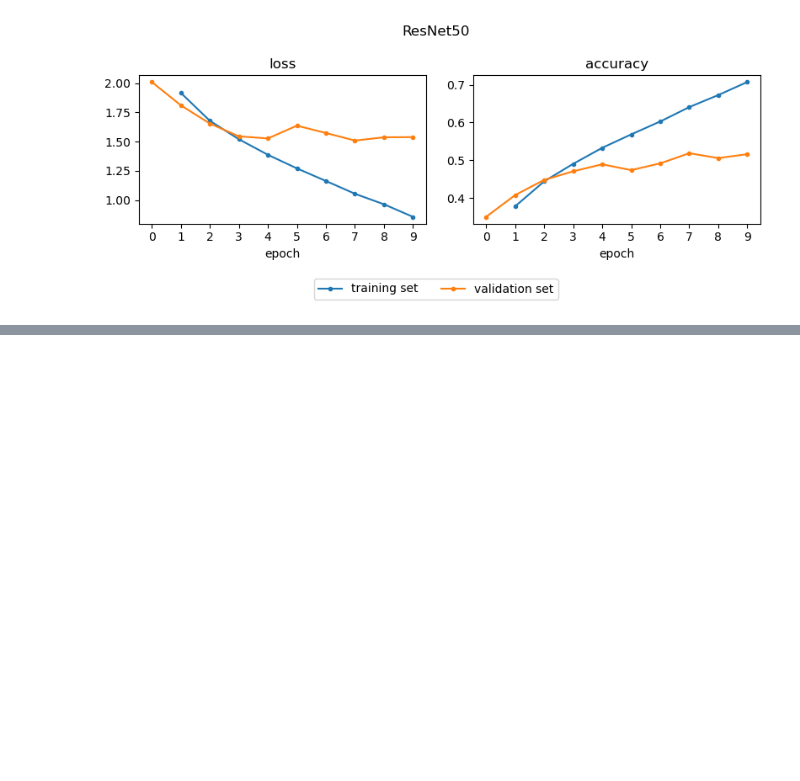
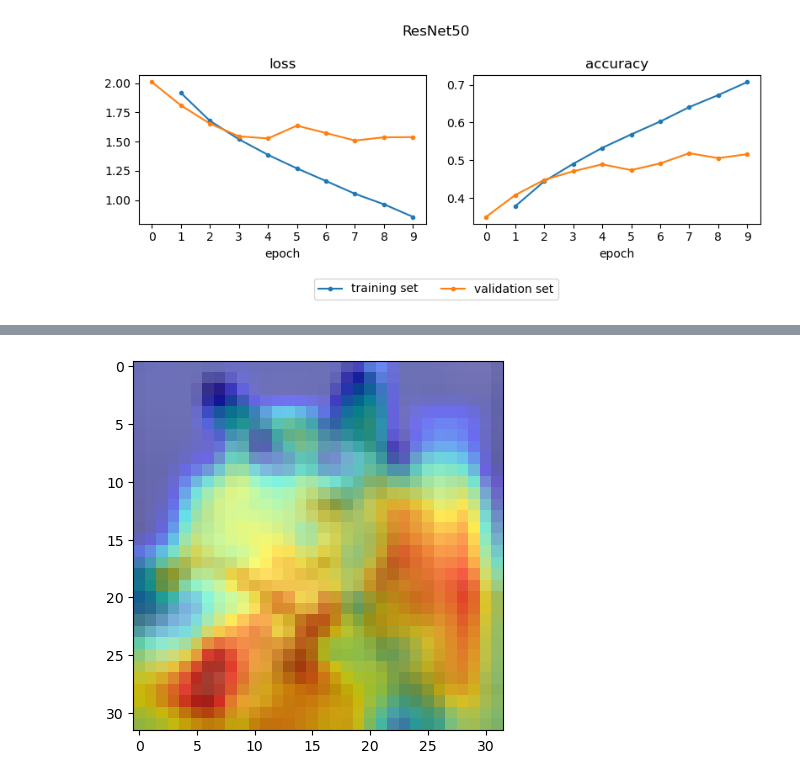
Before and after one commit to MNetanel/dl_project_cnn_attention, a Jupyter notebook: deep-course-project.ipynb, the cells around one changed output, grey strips where cells are left out. Cells and saved outputs as stored; diff of their text form; code cells hidden in the pictures; blank space fills up the shorter version.

```diff
--- a/deep-course-project.ipynb
+++ b/deep-course-project.ipynb
@@ -302,0 +322,16 @@ make_plots(resnet_logging_dict, 'ResNet50', avg_train=True)
+# %%
+def show_activations(model,target_layers, img, label: int | None = None, use_cuda=True):
+    input_tensor = img.unsqueeze(0)
+    cam = GradCAM(model=model, target_layers=target_layers, use_cuda=use_cuda)
+    targets = [ClassifierOutputTarget(label)] if label else None
+    grayscale_cam = cam(input_tensor, targets)
+    grayscale_cam = grayscale_cam[0, :]
+    def normalize(img):
+        return ((img - img.min()) / (img.max() - img.min()))
+
+    visualization = show_cam_on_image(normalize(torch.permute(img, (1, 2, 0))).numpy(), grayscale_cam, use_rgb=True)
+    plt.imshow(visualization)
+# %%
+show_activations(model=resnet_best_model, img=img, label=None, target_layers=[resnet_best_model.conv1])
+# %% [output]
+[figure, added]
```
Also changed, not shown: parts of 5 cells of this notebook.
